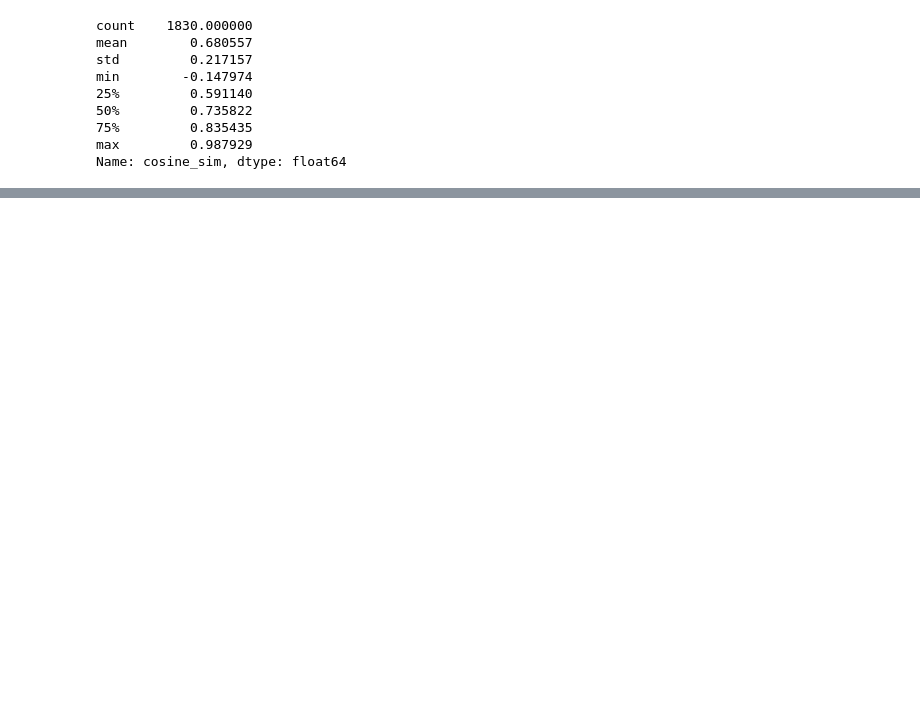
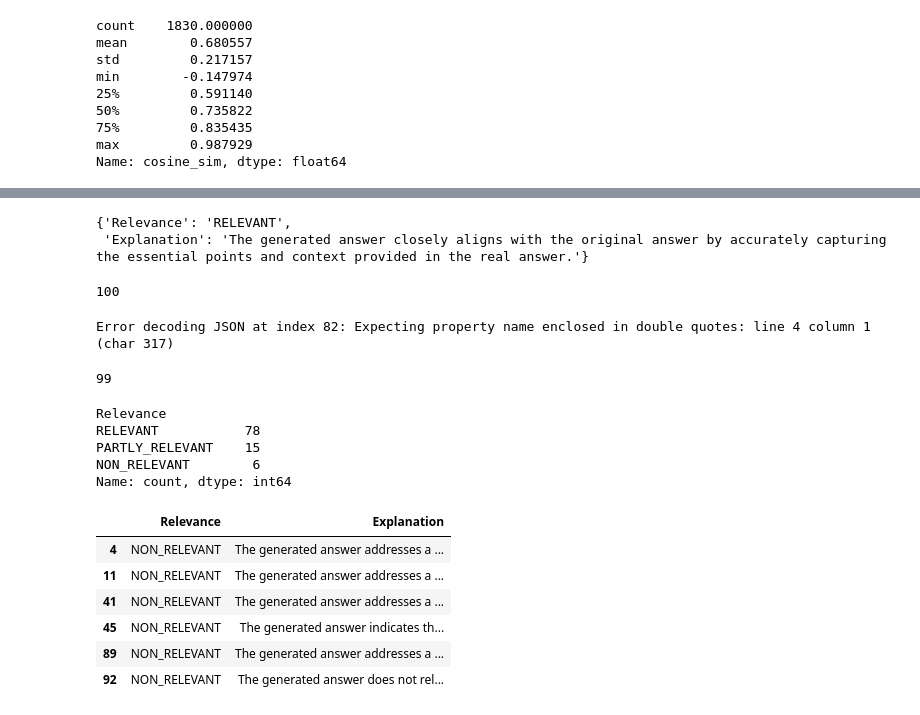
Before and after one commit to prosimplee/LLM_Zoomcamp, a Jupyter notebook: 04-monitoring/Offline RAG Evaluation.ipynb, the cells around one changed output, grey strips where cells are left out. Cells and saved outputs as stored; diff of their text form; code cells hidden in the pictures; blank space fills up the shorter version.

```diff
--- a/04-monitoring/Offline RAG Evaluation.ipynb
+++ b/04-monitoring/Offline RAG Evaluation.ipynb
@@ -347,0 +412,50 @@ Name: cosine_sim, dtype: float64
+# %%
+json.loads(test_answer)
+# %% [output]
+{'Relevance': 'RELEVANT',
+ 'Explanation': 'The generated answer closely aligns with the original answer by accurately capturing the essential points and context provided in the real answer.'}
+# %%
+results_test = []
+for rec in df_dict:
+    prompt = prompt_template_eval.format(**rec)
+    evaluation = llm(prompt)
+    results_test.append(evaluation)
+# %%
+len(results_test)
+# %% [output]
+100
+# %%
+json_evaluations = []
+
+for i, str_eval in enumerate(results_test):
+    try:
+        json_eval = json.loads(str_eval)
+        json_evaluations.append(json_eval)
+    except json.JSONDecodeError as e:
+        print(f"Error decoding JSON at index {i}: {e}")
+# %% [output]
+Error decoding JSON at index 82: Expecting property name enclosed in double quotes: line 4 column 1 (char 317)
+# %%
+len(json_evaluations)
+# %% [output]
+99
+# %%
+df_evals = pd.DataFrame(json_evaluations)
+# %%
+df_evals['Relevance'].value_counts()
+# %% [output]
+Relevance
+RELEVANT           78
+PARTLY_RELEVANT    15
+NON_RELEVANT        6
+Name: count, dtype: int64
+# %%
+df_evals[df_evals['Relevance'] == 'NON_RELEVANT']
+# %% [output]
+|  | Relevance | Explanation |
+| 4 | NON_RELEVANT | The generated answer addresses a ... |
+| 11 | NON_RELEVANT | The generated answer addresses a ... |
+| 41 | NON_RELEVANT | The generated answer addresses a ... |
+| 45 | NON_RELEVANT | The generated answer indicates th... |
+| 89 | NON_RELEVANT | The generated answer addresses a ... |
+| 92 | NON_RELEVANT | The generated answer does not rel... |
```
Also changed, not shown: parts of 23 cells of this notebook.
